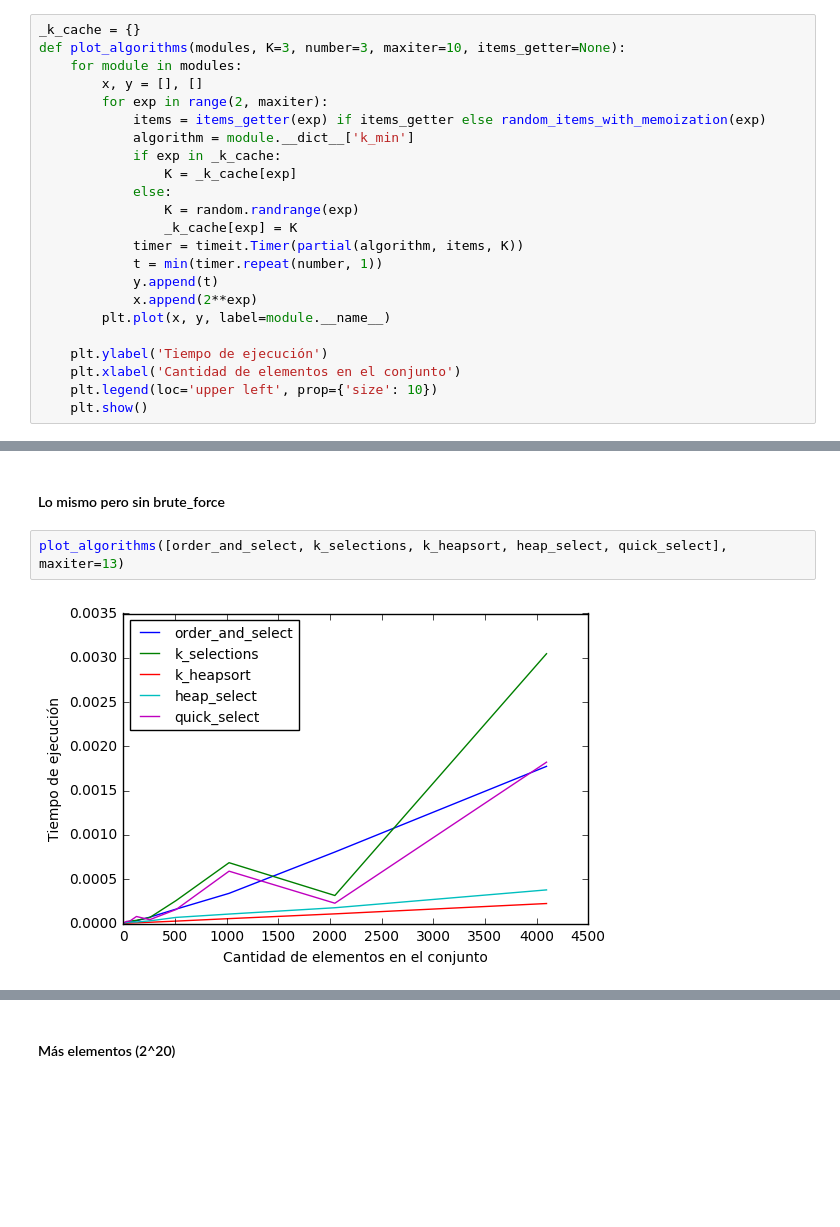
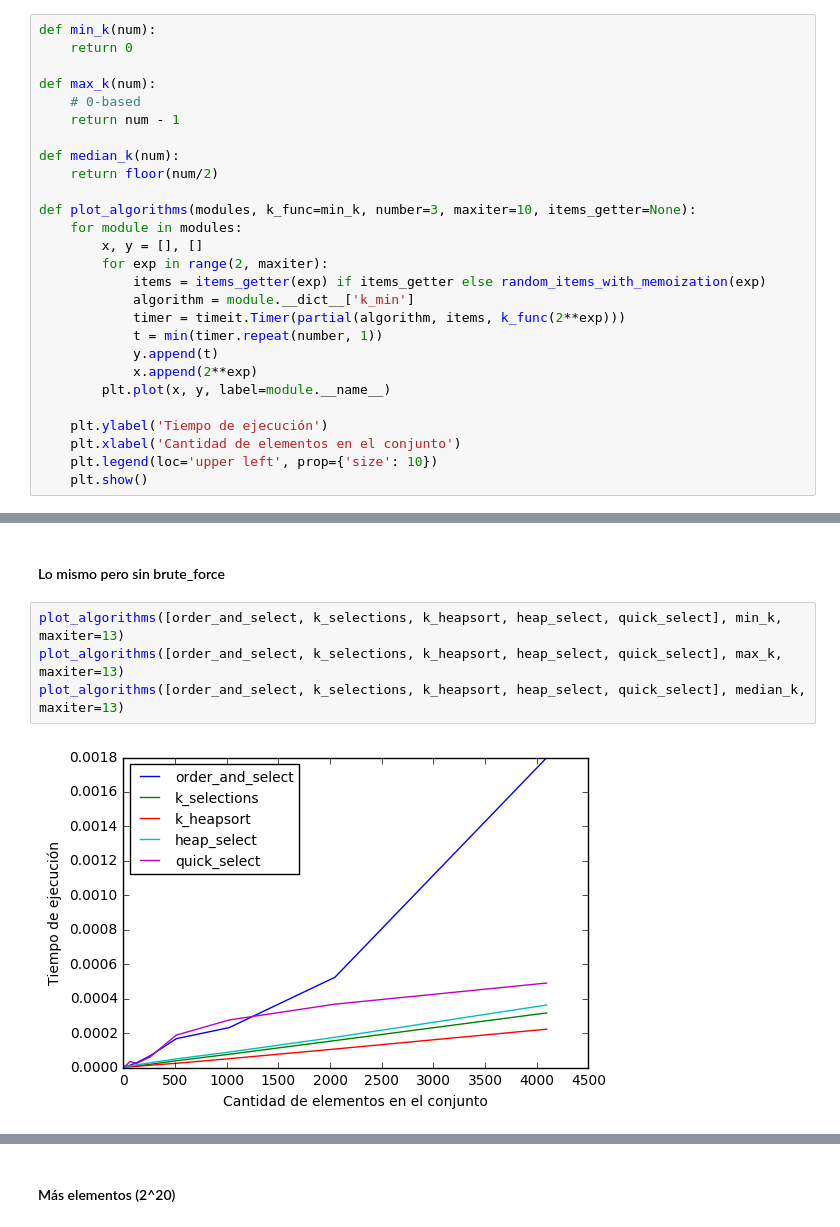
Before and after one commit to edittler/tda-fiuba, a Jupyter notebook: tp1/estadistico-k/algoritmos.ipynb, the cells around one changed output, grey strips where cells are left out. Drawn from its saved outputs; the diff is of its cells as text; blank space fills up the shorter version.

```diff
--- a/tp1/estadistico-k/algoritmos.ipynb
+++ b/tp1/estadistico-k/algoritmos.ipynb
@@ -34,19 +35,23 @@ def random_items_with_memoization(n_iteration):
 def get_same_elements(n_iteration, el=1):
     return [el for _ in range(2**n_iteration)]
 # %%
-_k_cache = {}
-def plot_algorithms(modules, K=3, number=3, maxiter=10, items_getter=None):
+def min_k(num):
+    return 0
+
+def max_k(num):
+    # 0-based
+    return num - 1
+
+def median_k(num):
+    return floor(num/2)
+
+def plot_algorithms(modules, k_func=min_k, number=3, maxiter=10, items_getter=None):
     for module in modules:
         x, y = [], []
         for exp in range(2, maxiter):
             items = items_getter(exp) if items_getter else random_items_with_memoization(exp)
             algorithm = module.__dict__['k_min']
-            if exp in _k_cache:
-                K = _k_cache[exp]
-            else:
-                K = random.randrange(exp)
-                _k_cache[exp] = K
-            timer = timeit.Timer(partial(algorithm, items, K))
+            timer = timeit.Timer(partial(algorithm, items, k_func(2**exp)))
             t = min(timer.repeat(number, 1))
             y.append(t)
             x.append(2**exp)
@@ -69,6 +77,8 @@ plot_algorithms([brute_force, order_and_select, k_selections, k_heapsort, heap_s
 # %% [markdown]
 #### Lo mismo pero sin brute_force
 # %%
-plot_algorithms([order_and_select, k_selections, k_heapsort, heap_select, quick_select], maxiter=13)
+plot_algorithms([order_and_select, k_selections, k_heapsort, heap_select, quick_select], min_k, maxiter=13)
+plot_algorithms([order_and_select, k_selections, k_heapsort, heap_select, quick_select], max_k, maxiter=13)
+plot_algorithms([order_and_select, k_selections, k_heapsort, heap_select, quick_select], median_k, maxiter=13)
 # %% [output]
-[figure, old version]
+[figure, new version]
```
Also changed, not shown: parts of 8 cells of this notebook, 2 other files.
